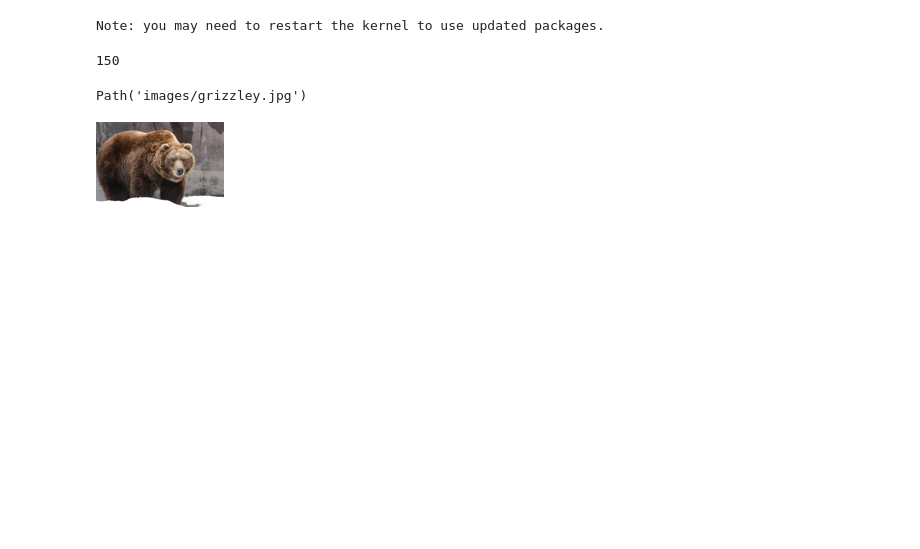
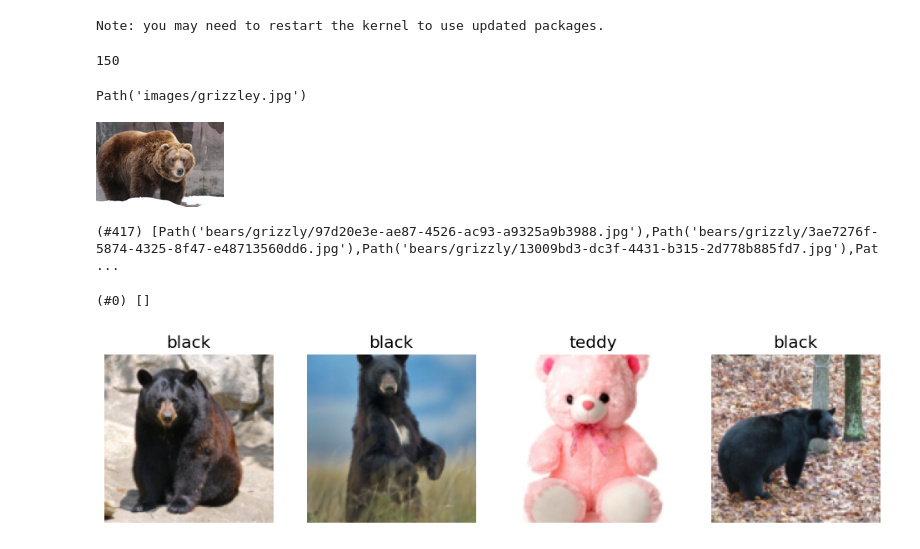
Before and after one commit to johnpmayer/fastai-1, a Jupyter notebook: lessons/2/production.ipynb, the cells around one changed output. Cells and saved outputs as stored; diff of their text form; code cells hidden in the pictures; blank space fills up the shorter version.

Commit message:
look at those baby black bears hahaha

```diff
--- a/lessons/2/production.ipynb
+++ b/lessons/2/production.ipynb
@@ -27,3 +27,6 @@ im = Image.open(dest)
 im.to_thumb(128, 128)
 # %% [output]
 [figure]
+# %%
+bear_types = 'grizzly', 'black', 'teddy'
+path = Path('bears')
@@ -29,0 +41,10 @@ im.to_thumb(128, 128)
+# %%
+fns = get_image_files(path)
+fns
+# %% [output]
+(#417) [Path('bears/grizzly/97d20e3e-ae87-4526-ac93-a9325a9b3988.jpg'),Path('bears/grizzly/3ae7276f-5874-4325-8f47-e48713560dd6.jpg'),Path('bears/grizzly/13009bd3-dc3f-4431-b315-2d778b885fd7.jpg'),Pat ...
+# %%
+failed = verify_images(fns)
+failed
+# %% [output]
+(#0) []
@@ -29,0 +53,13 @@ im.to_thumb(128, 128)
+# %%
+bears = DataBlock(
+    blocks=(ImageBlock, CategoryBlock),
+    get_items=get_image_files,
+    splitter=RandomSplitter(valid_pct=0.2, seed=42),
+    get_y=parent_label,
+    item_tfms=Resize(128))
+# %%
+dls = bears.dataloaders(path)
+# %%
+dls.valid.show_batch(max_n=4, nrows=1)
+# %% [output]
+[figure, added]
```
Also changed, not shown: parts of 8 cells of this notebook, 1 other file.
